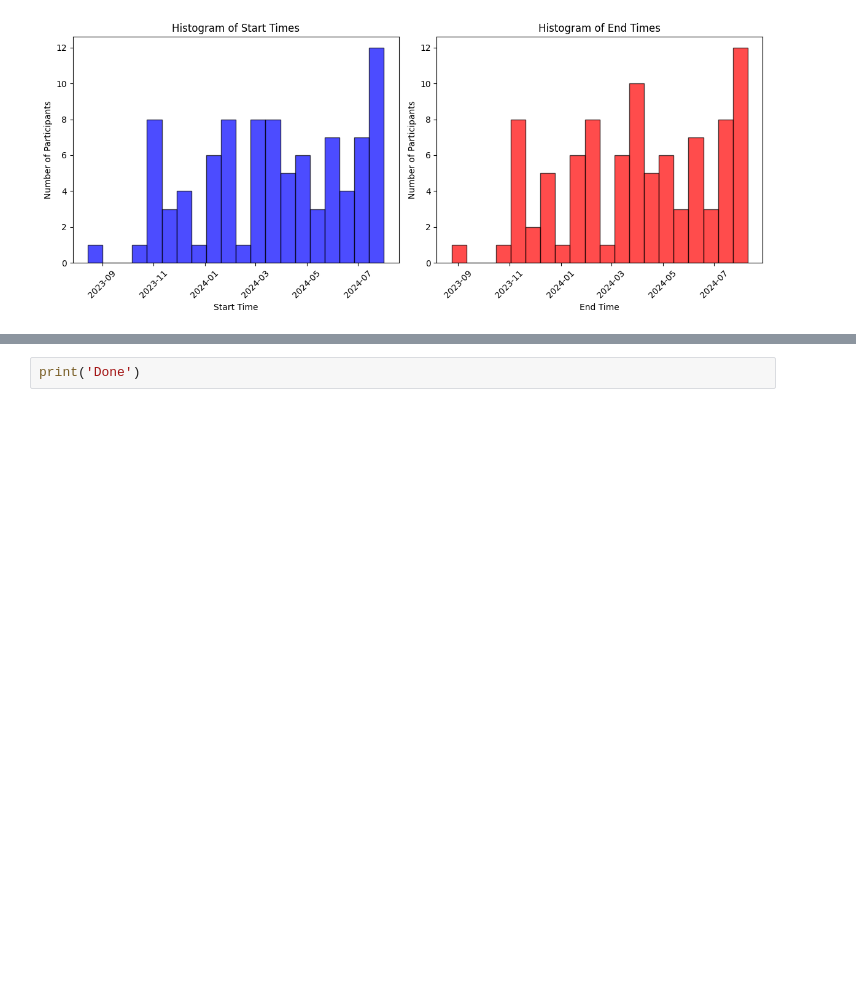
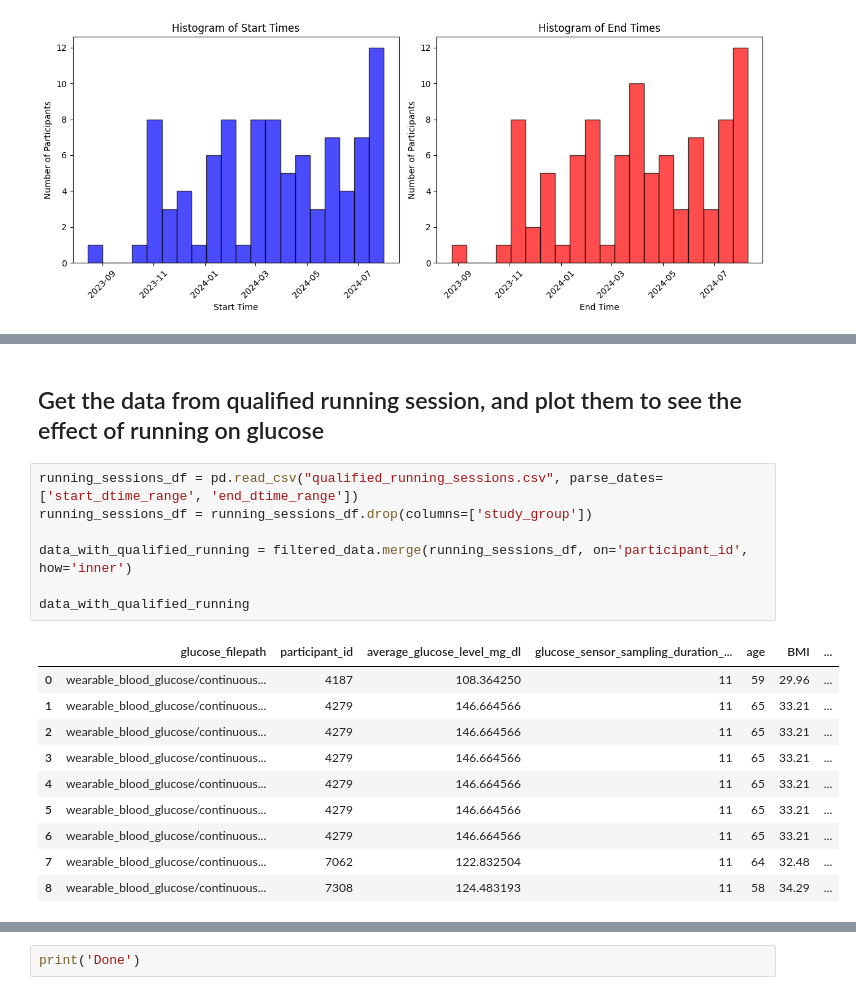
Before and after one commit to hbui138/RunningAndGlucoseTool, a Jupyter notebook: explore_cgm.ipynb, the cells around one changed output, grey strips where cells are left out. Cells and saved outputs as stored; diff of their text form; blank space fills up the shorter version.

```diff
--- a/explore_cgm.ipynb
+++ b/explore_cgm.ipynb
@@ -958,0 +959,20 @@ plt.show()
+# %% [markdown]
+## Get the data from qualified running session, and plot them to see the effect of running on glucose
+# %%
+running_sessions_df = pd.read_csv("qualified_running_sessions.csv", parse_dates=['start_dtime_range', 'end_dtime_range'])
+running_sessions_df = running_sessions_df.drop(columns=['study_group'])
+
+data_with_qualified_running = filtered_data.merge(running_sessions_df, on='participant_id', how='inner')
+
+data_with_qualified_running
+# %% [output]
+|  | glucose_filepath | participant_id | average_glucose_level_mg_dl | glucose_sensor_sampling_duration_... | age | BMI | ... |
+| 0 | wearable_blood_glucose/continuous... | 4187 | 108.364250 | 11 | 59 | 29.96 | ... |
+| 1 | wearable_blood_glucose/continuous... | 4279 | 146.664566 | 11 | 65 | 33.21 | ... |
+| 2 | wearable_blood_glucose/continuous... | 4279 | 146.664566 | 11 | 65 | 33.21 | ... |
+| 3 | wearable_blood_glucose/continuous... | 4279 | 146.664566 | 11 | 65 | 33.21 | ... |
+| 4 | wearable_blood_glucose/continuous... | 4279 | 146.664566 | 11 | 65 | 33.21 | ... |
+| 5 | wearable_blood_glucose/continuous... | 4279 | 146.664566 | 11 | 65 | 33.21 | ... |
+| 6 | wearable_blood_glucose/continuous... | 4279 | 146.664566 | 11 | 65 | 33.21 | ... |
+| 7 | wearable_blood_glucose/continuous... | 7062 | 122.832504 | 11 | 64 | 32.48 | ... |
+| 8 | wearable_blood_glucose/continuous... | 7308 | 124.483193 | 11 | 58 | 34.29 | ... |
```
Also changed, not shown: parts of 12 cells of this notebook, 2 other files.
